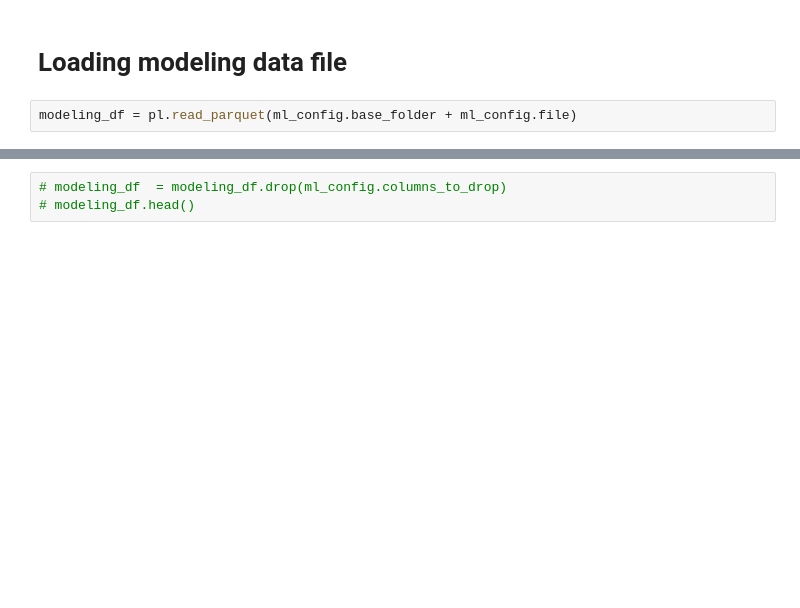
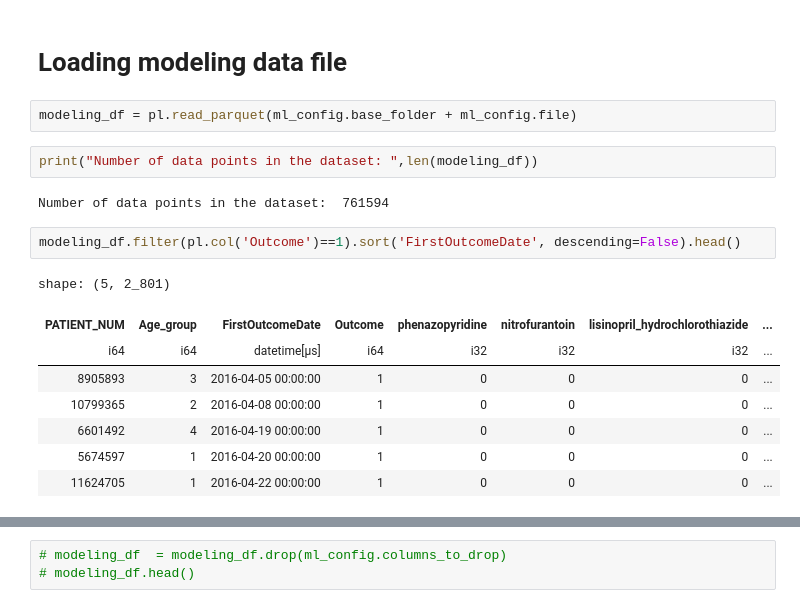
Before and after one commit to rachac-umass/Determine_overview, a Jupyter notebook: Determine_OCHIN_code/Modeling Code/Determine_Modeling_traditional_ML.ipynb, the cells around one changed output, grey strips where cells are left out. Saved outputs shown, nothing was run; the diff lists cells and outputs as text; blank space fills up the shorter version.

```diff
--- a/Determine_OCHIN_code/Modeling Code/Determine_Modeling_traditional_ML.ipynb
+++ b/Determine_OCHIN_code/Modeling Code/Determine_Modeling_traditional_ML.ipynb
@@ -105,6 +119,21 @@ class ml_config:
 # Loading modeling data file
 # %%
 modeling_df = pl.read_parquet(ml_config.base_folder + ml_config.file)
+# %%
+print("Number of data points in the dataset: ",len(modeling_df))
+# %% [output]
+Number of data points in the dataset:  761594
+# %%
+modeling_df.filter(pl.col('Outcome')==1).sort('FirstOutcomeDate', descending=False).head()
+# %% [output]
+shape: (5, 2_801)
+| PATIENT_NUM | Age_group | FirstOutcomeDate | Outcome | phenazopyridine | nitrofurantoin | lisinopril_hydrochlorothiazide | ... |
+| i64 | i64 | datetime[μs] | i64 | i32 | i32 | i32 | ... |
+| 8905893 | 3 | 2016-04-05 00:00:00 | 1 | 0 | 0 | 0 | ... |
+| 10799365 | 2 | 2016-04-08 00:00:00 | 1 | 0 | 0 | 0 | ... |
+| 6601492 | 4 | 2016-04-19 00:00:00 | 1 | 0 | 0 | 0 | ... |
+| 5674597 | 1 | 2016-04-20 00:00:00 | 1 | 0 | 0 | 0 | ... |
+| 11624705 | 1 | 2016-04-22 00:00:00 | 1 | 0 | 0 | 0 | ... |
 # %%
 modeling_df.filter(pl.col('PATIENT_NUM') == 297249)
 # %% [output]
```
Also changed, not shown: parts of 101 cells of this notebook, 5 other files.
